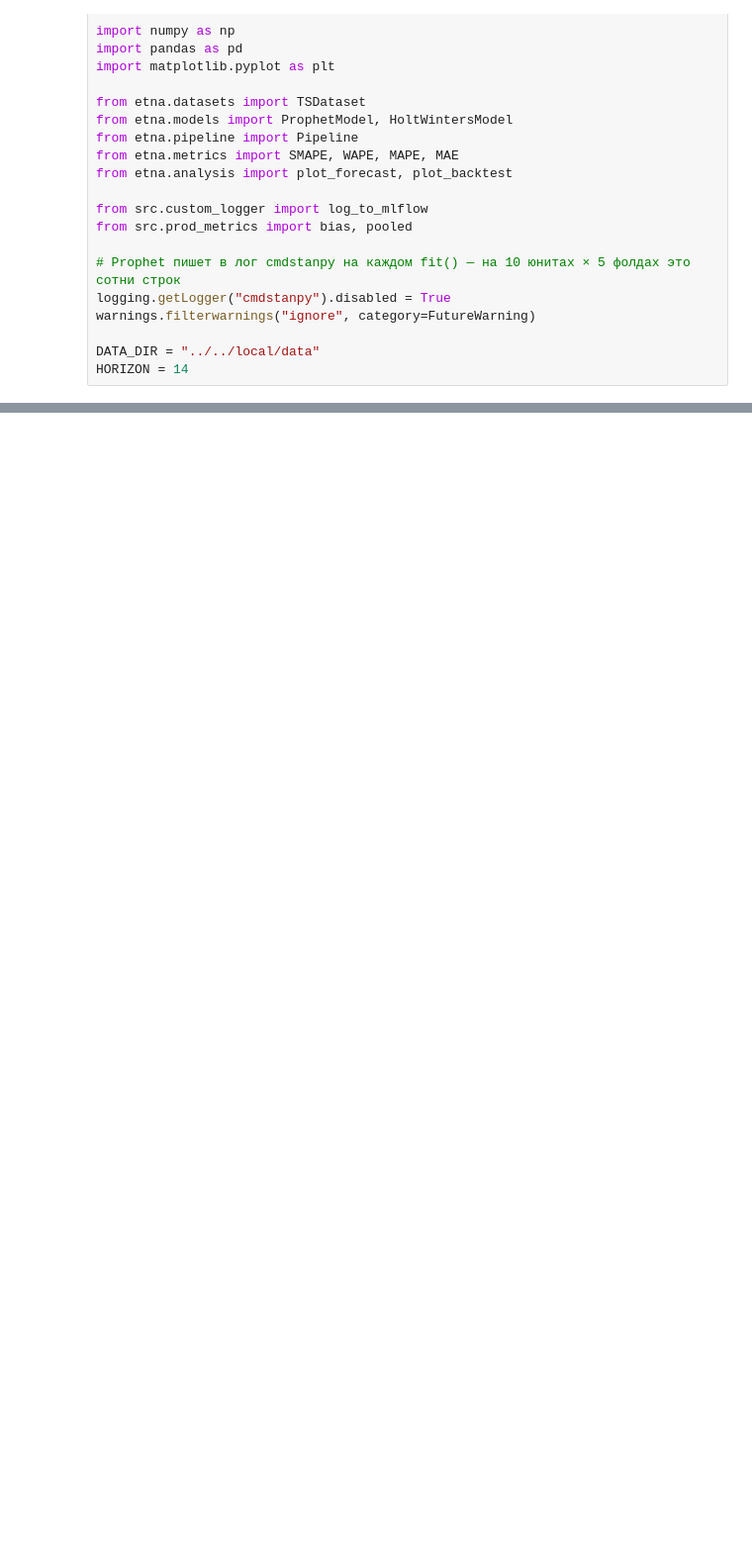
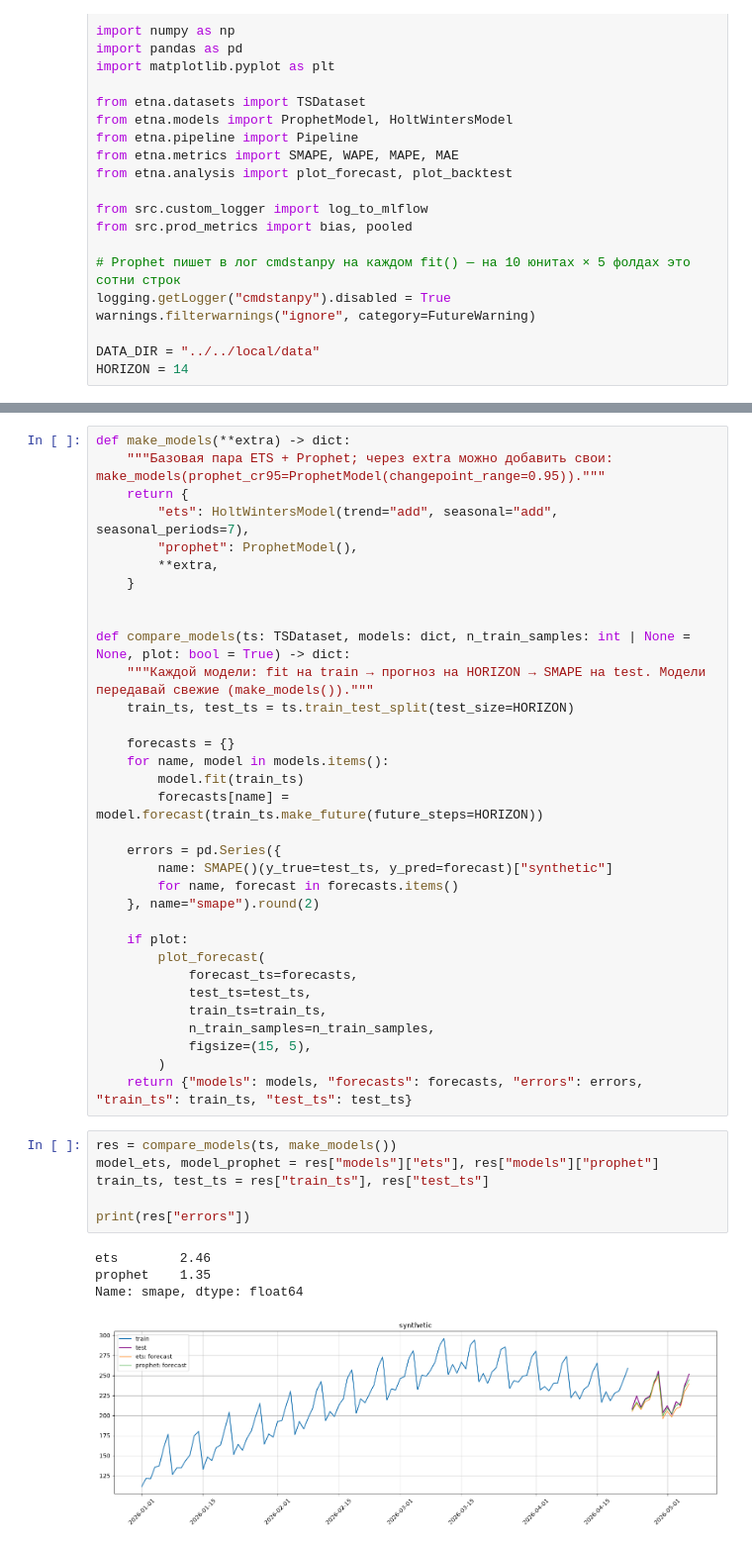
Before and after one commit to skv-analyst/study-etna, a Jupyter notebook: weeks/week-02-advanced-models/ch07-ProphetModel.ipynb, the cells around one changed output, grey strips where cells are left out. Shown at 99% size. Saved outputs shown, nothing was run; the diff lists cells and outputs as text; blank space fills up the shorter version.

```diff
--- a/weeks/week-02-advanced-models/ch07-ProphetModel.ipynb
+++ b/weeks/week-02-advanced-models/ch07-ProphetModel.ipynb
@@ -278,0 +262,44 @@ HORIZON = 14
+# %%
+def make_models(**extra) -> dict:
+    """Базовая пара ETS + Prophet; через extra можно добавить свои: make_models(prophet_cr95=ProphetModel(changepoint_range=0.95))."""
+    return {
+        "ets": HoltWintersModel(trend="add", seasonal="add", seasonal_periods=7),
+        "prophet": ProphetModel(),
+        **extra,
+    }
+
+
+def compare_models(ts: TSDataset, models: dict, n_train_samples: int | None = None, plot: bool = True) -> dict:
+    """Каждой модели: fit на train → прогноз на HORIZON → SMAPE на test. Модели передавай свежие (make_models())."""
+    train_ts, test_ts = ts.train_test_split(test_size=HORIZON)
+
+    forecasts = {}
+    for name, model in models.items():
+        model.fit(train_ts)
+        forecasts[name] = model.forecast(train_ts.make_future(future_steps=HORIZON))
+
+    errors = pd.Series({
+        name: SMAPE()(y_true=test_ts, y_pred=forecast)["synthetic"]
+        for name, forecast in forecasts.items()
+    }, name="smape").round(2)
+
+    if plot:
+        plot_forecast(
+            forecast_ts=forecasts,
+            test_ts=test_ts,
+            train_ts=train_ts,
+            n_train_samples=n_train_samples,
+            figsize=(15, 5),
+        )
+    return {"models": models, "forecasts": forecasts, "errors": errors, "train_ts": train_ts, "test_ts": test_ts}
+# %%
+res = compare_models(ts, make_models())
+model_ets, model_prophet = res["models"]["ets"], res["models"]["prophet"]
+train_ts, test_ts = res["train_ts"], res["test_ts"]
+
+print(res["errors"])
+# %% [output]
+ets        2.46
+prophet    1.35
+Name: smape, dtype: float64
+[figure, added]
```
Also changed, not shown: parts of 103 cells of this notebook.
